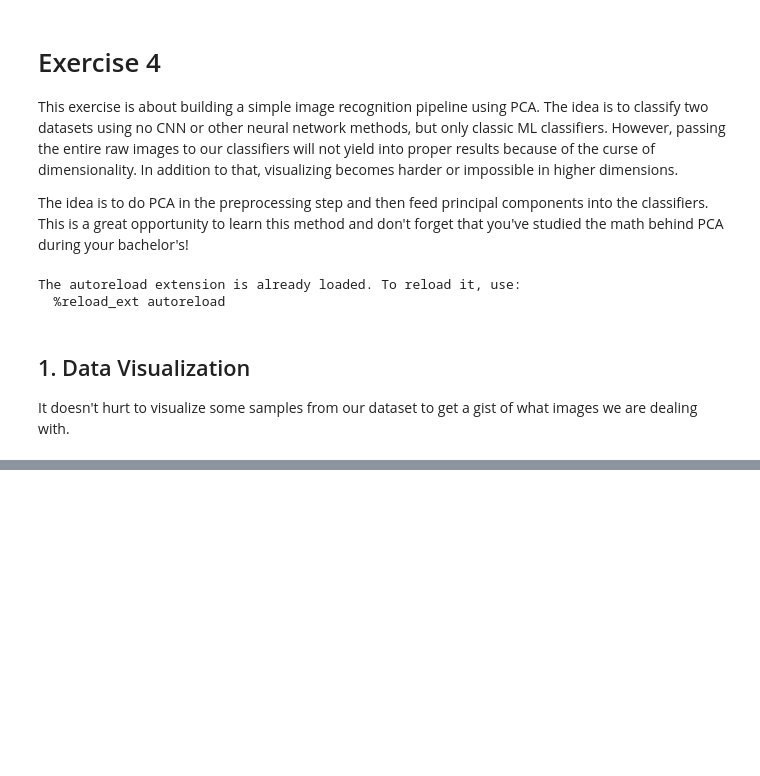
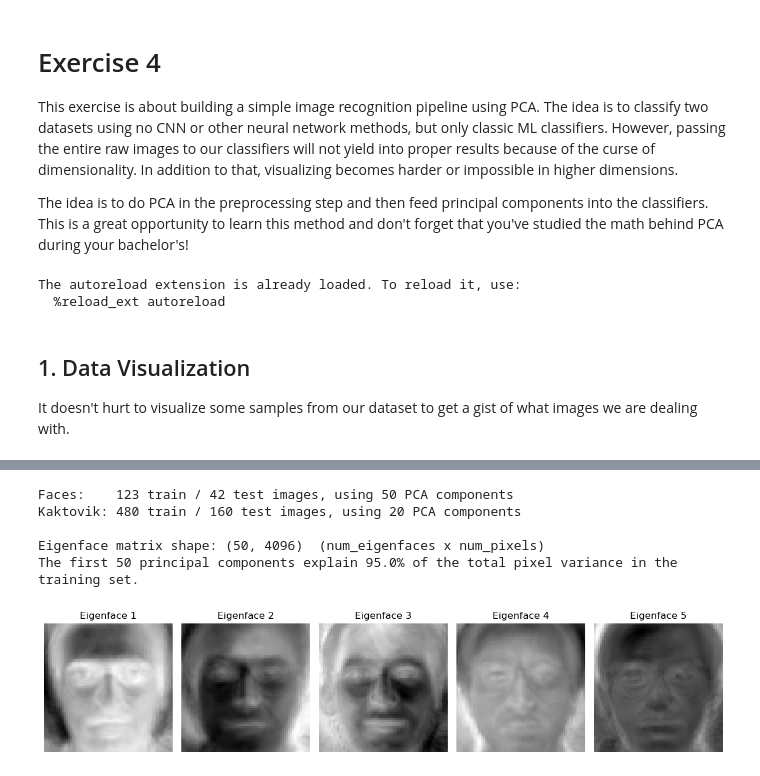
Before and after one commit to mo-karbalaee/IntroML, a Jupyter notebook: ex_4/notebooks/playground.ipynb, the cells around one changed output, grey strips where cells are left out. Saved outputs shown, nothing was run; the diff lists cells and outputs as text; code cells hidden in the pictures; blank space fills up the shorter version.

```diff
--- a/ex_4/notebooks/playground.ipynb
+++ b/ex_4/notebooks/playground.ipynb
@@ -63,2 +126,44 @@ plt.show()
+# %%
+X_train_faces, X_test_faces, y_train_faces, y_test_faces = train_test_split(
+    faces_data, faces_labels, test_size=0.25, random_state=0, stratify=faces_labels
+)
+X_train_kak, X_test_kak, y_train_kak, y_test_kak = train_test_split(
+    kak_data, kak_labels, test_size=0.25, random_state=0, stratify=kak_labels
+)
+
+NUM_EIGENFACES_FACES = min(50, X_train_faces.shape[0] - 1, X_train_faces.shape[1])
+NUM_EIGENFACES_KAK = min(20, X_train_kak.shape[0] - 1, X_train_kak.shape[1])
+
+print(f"Faces:    {X_train_faces.shape[0]} train / {X_test_faces.shape[0]} test images, using {NUM_EIGENFACES_FACES} PCA components")
+print(f"Kaktovik: {X_train_kak.shape[0]} train / {X_test_kak.shape[0]} test images, using {NUM_EIGENFACES_KAK} PCA components")
+
+# Demonstrate the training step on the Faces dataset.
+eigenfaces_faces, num_eigenfaces_faces, avg_faces = train_both_classifiers(
+    y_train_faces, X_train_faces, X_train_faces.shape[0], faces_h, faces_w, num_eigenfaces=NUM_EIGENFACES_FACES
+)
+print(f"\nEigenface matrix shape: {eigenfaces_faces.shape}  (num_eigenfaces x num_pixels)")
+
+# How much of the total pixel variance do these components explain?
+centered_faces = X_train_faces - avg_faces
+total_variance = np.sum(centered_faces ** 2)
+_, S_faces_demo, _ = np.linalg.svd(centered_faces, full_matrices=False)
+explained = np.sum(S_faces_demo[:num_eigenfaces_faces] ** 2) / total_variance
+print(f"The first {num_eigenfaces_faces} principal components explain {explained:.1%} of the total pixel variance in the training set.")
+
+# Visualize the first few eigenfaces themselves.
+fig, axes = plt.subplots(1, 5, figsize=(12, 3))
+for i in range(5):
+    axes[i].imshow(eigenfaces_faces[i].reshape(faces_h, faces_w), cmap="gray")
+    axes[i].set_title(f"Eigenface {i+1}")
+    axes[i].axis("off")
+plt.tight_layout()
+plt.show()
+# %% [output]
+Faces:    123 train / 42 test images, using 50 PCA components
+Kaktovik: 480 train / 160 test images, using 20 PCA components
+
+Eigenface matrix shape: (50, 4096)  (num_eigenfaces x num_pixels)
+The first 50 principal components explain 95.0% of the total pixel variance in the training set.
+[figure, added]
 # %% [markdown]
 ## 4. Testing
```
Also changed, not shown: parts of 17 cells of this notebook.
